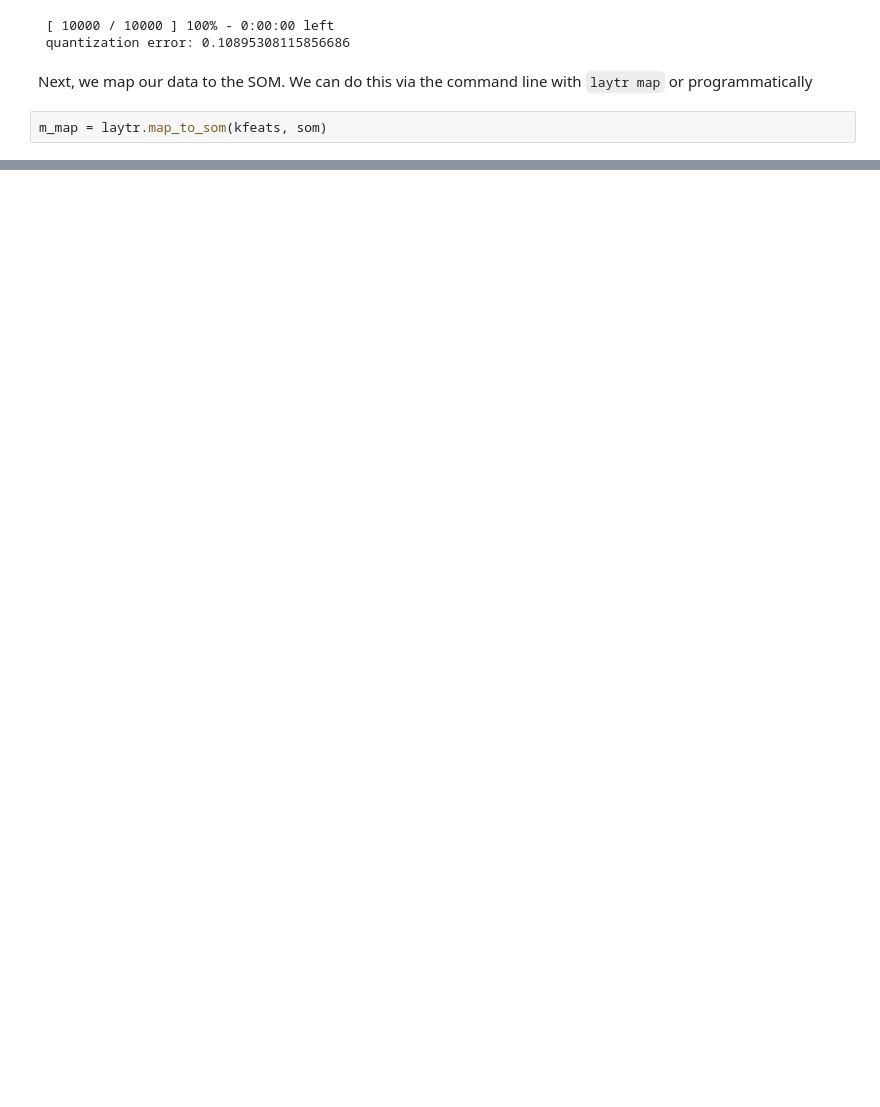
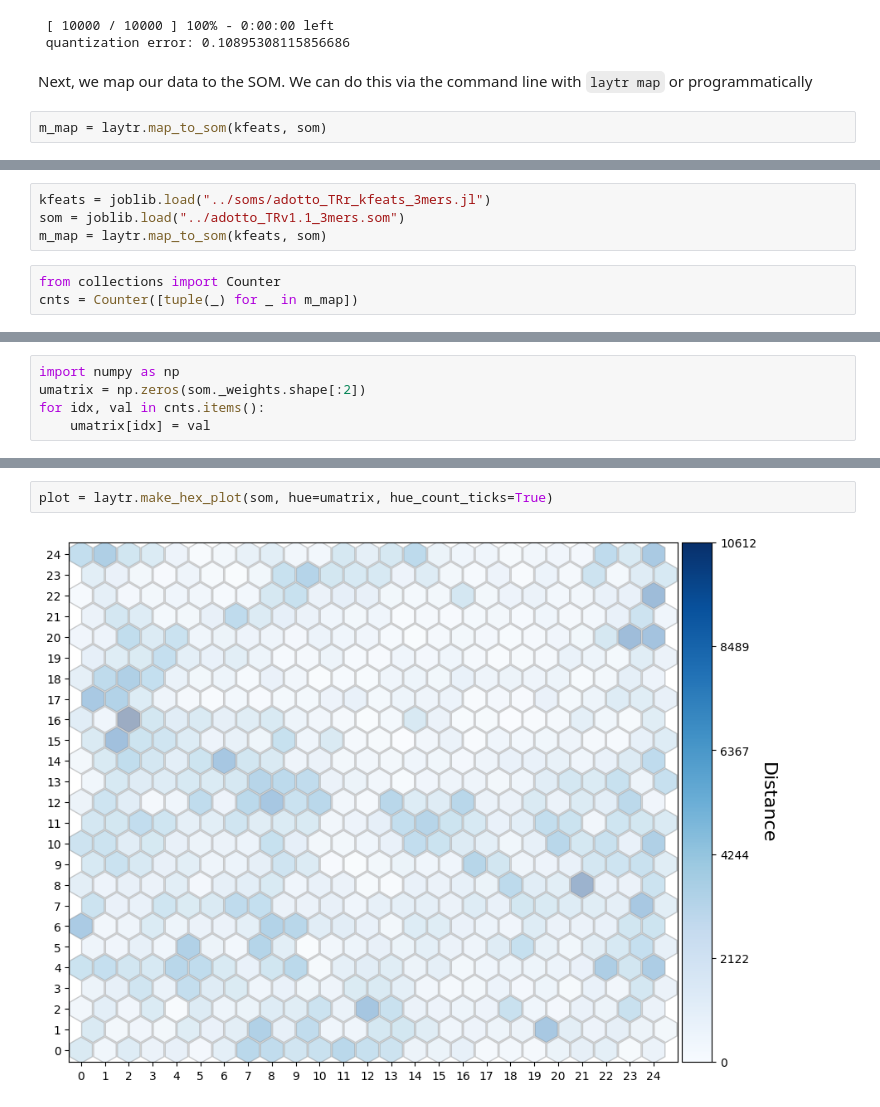
Before and after one commit to ACEnglish/laytr, a Jupyter notebook: notebooks/KmerSOM.ipynb, the cells around one changed output, grey strips where cells are left out. Cells and saved outputs as stored; diff of their text form; blank space fills up the shorter version.

```diff
--- a/notebooks/KmerSOM.ipynb
+++ b/notebooks/KmerSOM.ipynb
@@ -25,0 +34,7 @@ m_map = laytr.map_to_som(kfeats, som)
+# %%
+kfeats = joblib.load("../soms/adotto_TRr_kfeats_3mers.jl")
+som = joblib.load("../adotto_TRv1.1_3mers.som")
+m_map = laytr.map_to_som(kfeats, som)
+# %%
+from collections import Counter
+cnts = Counter([tuple(_) for _ in m_map])
@@ -25,0 +48,5 @@ m_map = laytr.map_to_som(kfeats, som)
+# %%
+import numpy as np
+umatrix = np.zeros(som._weights.shape[:2])
+for idx, val in cnts.items():
+    umatrix[idx] = val
@@ -25,0 +61,4 @@ m_map = laytr.map_to_som(kfeats, som)
+# %%
+plot = laytr.make_hex_plot(som, hue=umatrix, hue_count_ticks=True)
+# %% [output]
+[figure, added]
```
Also changed, not shown: parts of 8 cells of this notebook, 6 other files.
